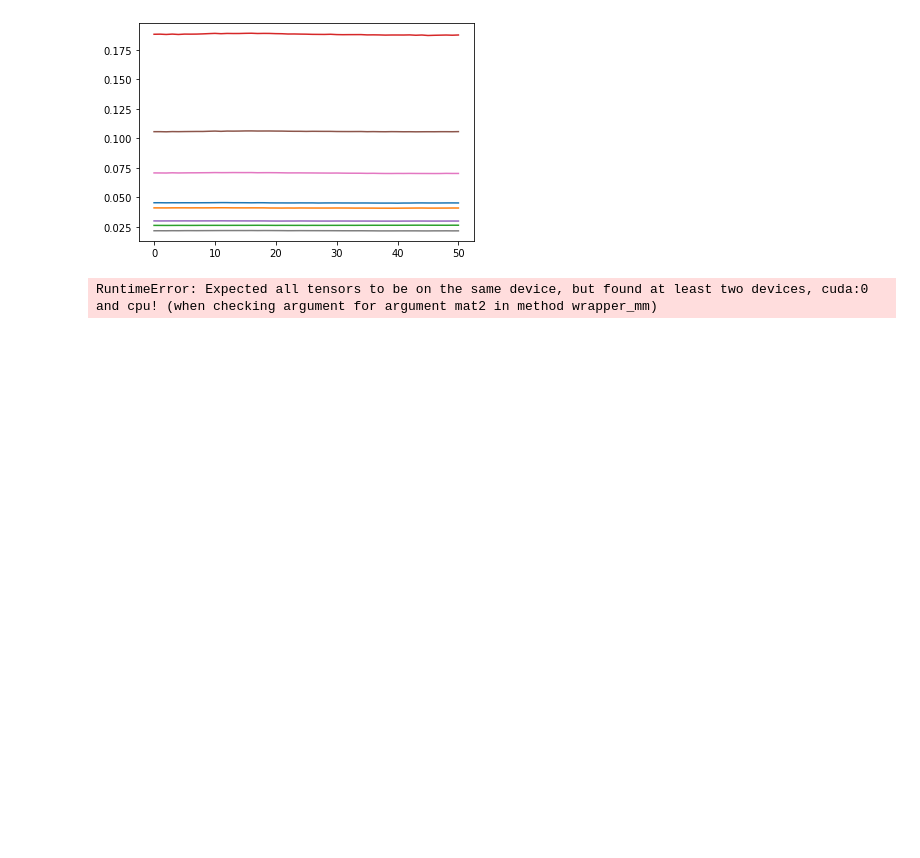
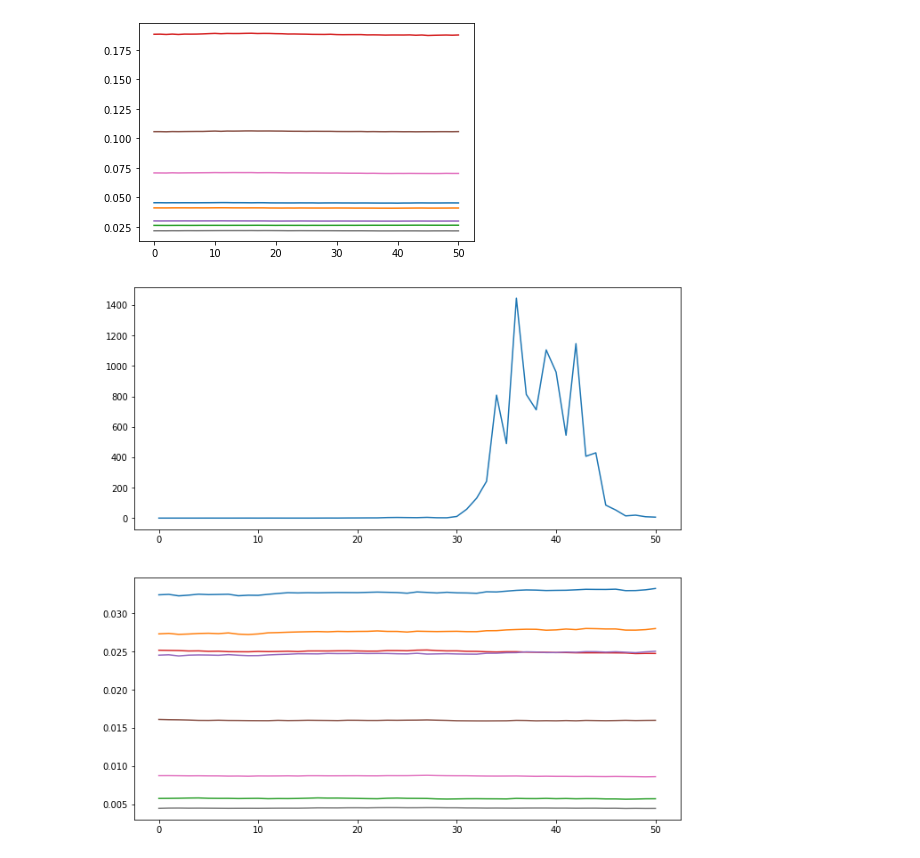
Before and after one commit to Noam-Ghenassia/opt_ML_project, a Jupyter notebook: examples.ipynb, the cells around one changed output. Saved outputs shown, nothing was run; the diff lists cells and outputs as text; code cells hidden in the pictures; blank space fills up the shorter version.

```diff
--- a/examples.ipynb
+++ b/examples.ipynb
@@ -92,35 +92,35 @@ a, b = 0.5, 1.5
 d = dataset.get_dataset().to(device)
 data = d[:, 1:]
 labels = d[:, :1]
 
-net2 = net().to(device)
+net2 = net(with_bias=False).to(device)
 
 criterion = nn.CrossEntropyLoss()
 optimizer = Adam(net2.parameters())
 minimizer = SAM(optimizer, net2, 0.5, 0.01)
 
 res = np.empty(shape=(repeats+1,))
 outputs = np.empty(shape=(torch.numel(data[:, 0]),2, repeats+1))
 
 
 res[0] = minimizer.loss(data, labels, criterion)
 outputs[:, :, 0] = net2.forward(data).detach().cpu().numpy()
 
 for repeat in range(repeats):
   random_telep(net2, a, b)
   minimizer = SAM(optimizer, net2, 0.5, 0.01)
   res[repeat+1] = minimizer.loss(data, labels, criterion)
 
   outputs[:, :, repeat+1] = net2(data).detach().cpu().numpy()
 
 fig, (ax1, ax2) = plt.subplots(2, figsize=(11, 11))
 
 x = np.linspace(0, repeats, repeats+1)
 ax1.plot(x, res)
 for i in [1, 2, 20, 35, 50, 75, 100, 150] :
   ax2.plot(x, outputs[i,0, :])
 # %% [output]
-RuntimeError: Expected all tensors to be on the same device, but found at least two devices, cuda:0 and cpu! (when checking argument for argument mat2 in method wrapper_mm)
+[figure, added]
 # %%
 import numpy as np
 import torch
```
Also changed, not shown: parts of 1 cell of this notebook, 5 other files.
